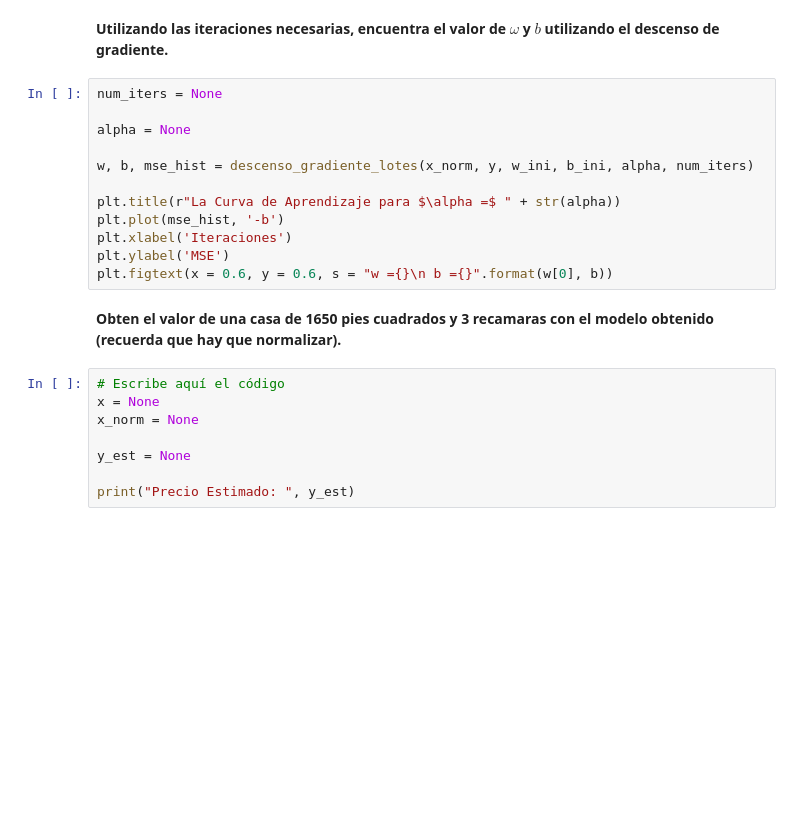
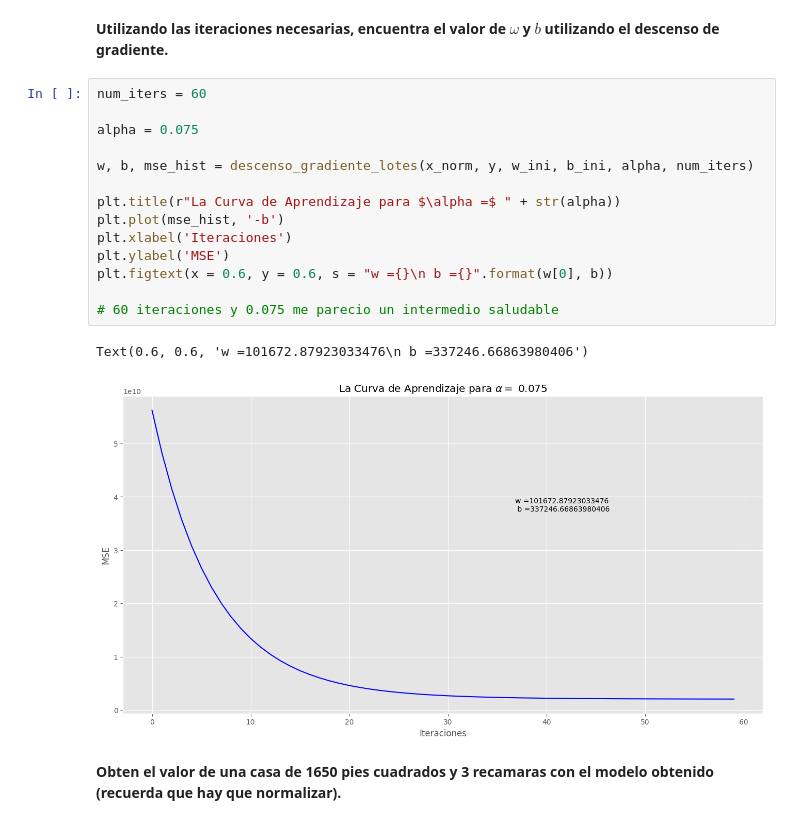
Before and after one commit to he4tw4ve/2-Aprendizaje-2026, a Jupyter notebook: reg_lineal.ipynb, the cells around one changed output. Drawn from its saved outputs; the diff is of its cells as text; blank space fills up the shorter version.

```diff
--- a/reg_lineal.ipynb
+++ b/reg_lineal.ipynb
@@ -344,24 +374,21 @@ plt.ylabel('MSE')
 # %% [markdown]
 **Utilizando las iteraciones necesarias, encuentra el valor de $\omega$ y $b$ utilizando el descenso de gradiente.**
 # %%
-num_iters = None
+num_iters = 60
 
-alpha = None
+alpha = 0.075
 
 w, b, mse_hist = descenso_gradiente_lotes(x_norm, y, w_ini, b_ini, alpha, num_iters)
 
 plt.title(r"La Curva de Aprendizaje para $\alpha =$ " + str(alpha))
 plt.plot(mse_hist, '-b')
 plt.xlabel('Iteraciones')
 plt.ylabel('MSE')
 plt.figtext(x = 0.6, y = 0.6, s = "w ={}\n b ={}".format(w[0], b))
+
+# 60 iteraciones y 0.075 me parecio un intermedio saludable
+# %% [output]
+Text(0.6, 0.6, 'w =101672.87923033476\n b =337246.66863980406')
+[figure, added]
 # %% [markdown]
 **Obten el valor de una casa de 1650 pies cuadrados y 3 recamaras con el modelo obtenido (recuerda que hay que normalizar).**
-# %%
-# Escribe aquí el código
-x = None
-x_norm = None
-
-y_est = None
-
-print("Precio Estimado: ", y_est)
```
Also changed, not shown: parts of 5 cells of this notebook, 1 other file.
